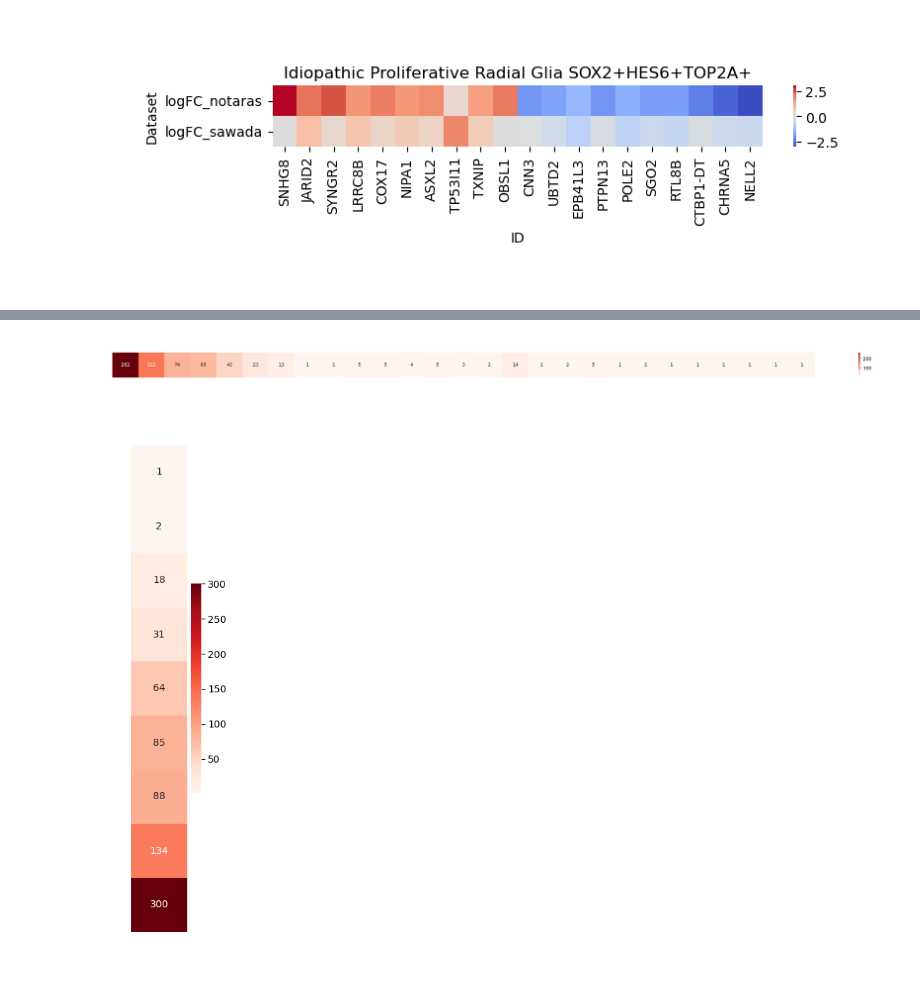
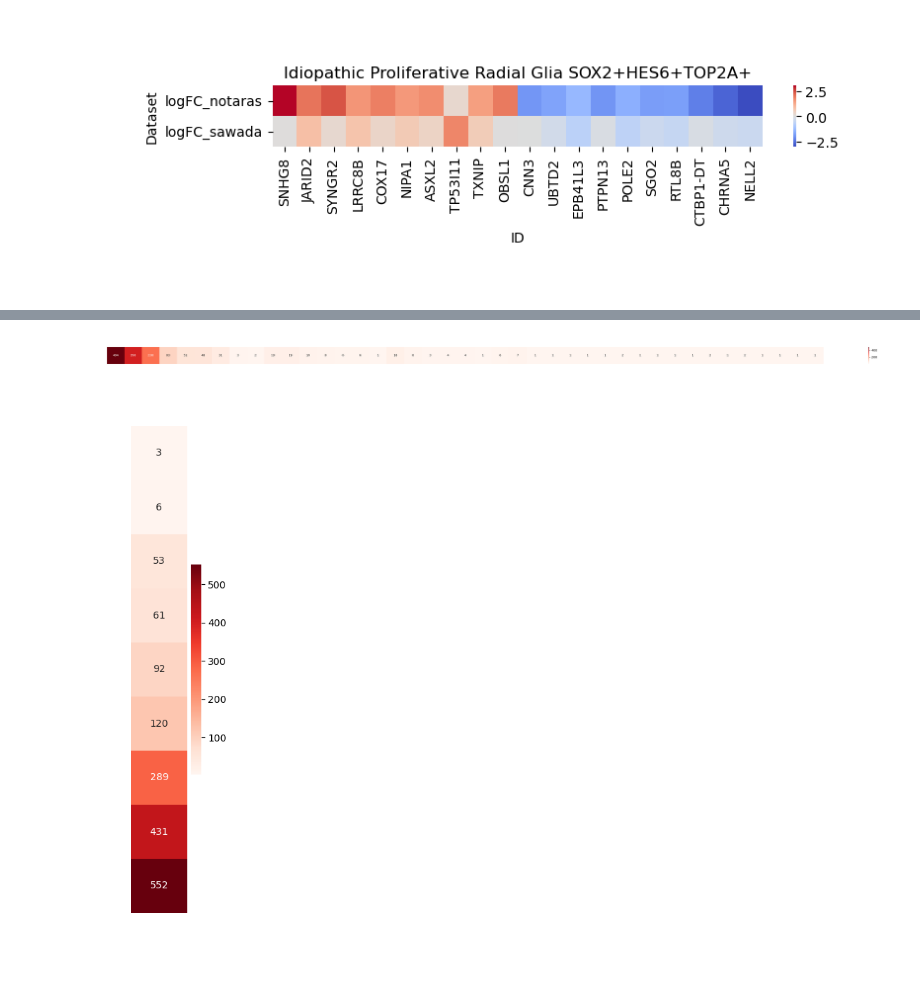
Before and after one commit to deepak-kaji/schizophrenia_organoid_convergence, a Jupyter notebook: Figures/Figure_3-MetaAnalysis.ipynb, the cells around one changed output, grey strips where cells are left out. Saved outputs shown, nothing was run; the diff lists cells and outputs as text; code cells hidden in the pictures.

```diff
--- a/Figures/Figure_3-MetaAnalysis.ipynb
+++ b/Figures/Figure_3-MetaAnalysis.ipynb
@@ -544,9 +555,10 @@ plot_assay_upset(dc_significant_22q11_df_logfc, top_graph=True, side_graph=False
 # %%
-plot_count_strip([262, 122, 74, 68, 43, 23, 13, 1, 1, 5, 5, 4, 5, 3, 2, 14, 2, 2, 5, 1, 2, 1, 1, 1, 1, 1, 1],
-                 orientation='horizontal', dataset_label="NRXN1", save=True)
+plot_count_strip([494, 358, 238, 83, 51, 48, 31, 3, 2, 19, 19, 10,
+                  8, 6, 6, 1, 18, 8, 3,   4, 4, 1, 6, 7, 1, 1, 1,
+                  1, 1, 2, 1, 1, 1, 1, 2, 1, 2, 1, 1, 1, 1], orientation='horizontal', dataset_label="NRXN1", save=True)
 # %% [output]
-[figure, old version]
+[figure, new version]
 # %%
-plot_count_strip([1, 2, 18, 31, 64, 85, 88, 134, 300], orientation='vertical', dataset_label="NRXN1", save=True)
+plot_count_strip([3, 6, 53, 61, 92, 120, 289, 431, 552], orientation='vertical', dataset_label="NRXN1", save=True)
 # %% [output]
-[figure, old version]
+[figure, new version]
```
Also changed, not shown: parts of 25 cells of this notebook, 2 other files.
